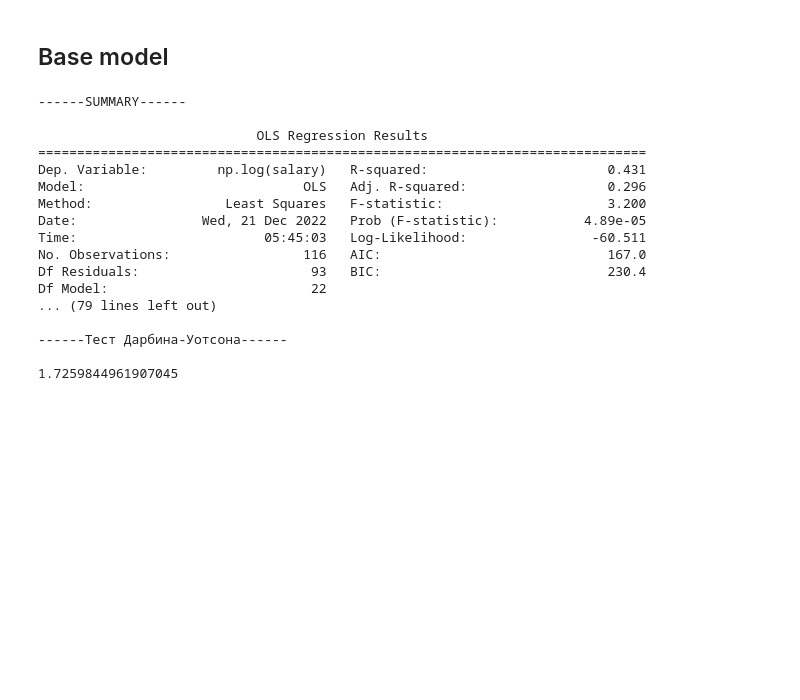
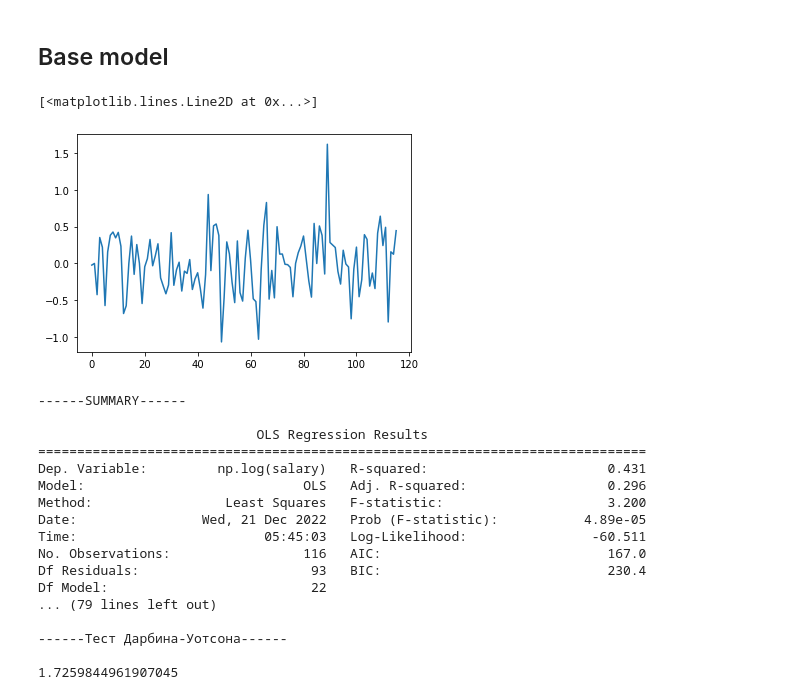
Before and after one commit to shinobu9/gender_gap_econometrics, a Jupyter notebook: chelyabinsk.ipynb, the cells around one changed output. Drawn from its saved outputs; the diff is of its cells as text; code cells hidden in the pictures; blank space fills up the shorter version.

```diff
--- a/chelyabinsk.ipynb
+++ b/chelyabinsk.ipynb
@@ -10,6 +10,13 @@ from statsmodels.stats.outliers_influence import variance_inflation_factor  as v
 df = pd.read_csv('readydata.csv')
 # %% [markdown]
 ## Base model
+# %%
+model = smf.ols("np.log(salary) ~ gender + experience + I(experience**2) + education + C(work_field) + has_subs", data=df)
+model_est = model.fit()
+plt.plot(model_est.resid)
+# %% [output]
+[<matplotlib.lines.Line2D at 0x...>]
+[figure, added]
 # %%
 model = smf.ols("np.log(salary) ~ gender + experience + I(experience**2) + education + C(work_field) + has_subs", data=df)
 model_est = model.fit()
```
Also changed, not shown: 2 other files.
